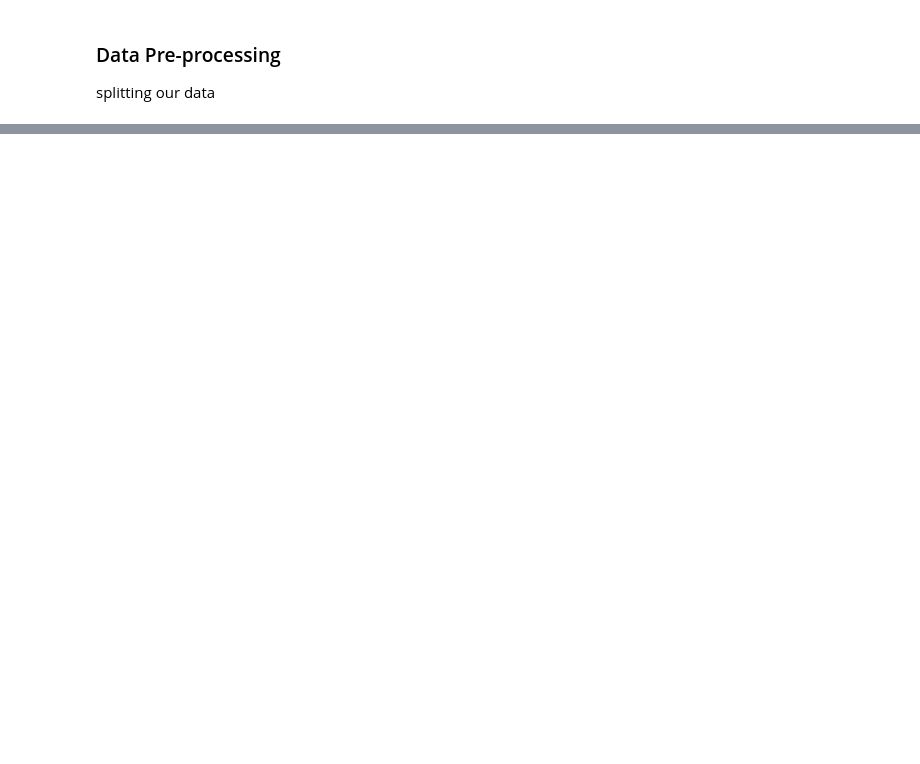
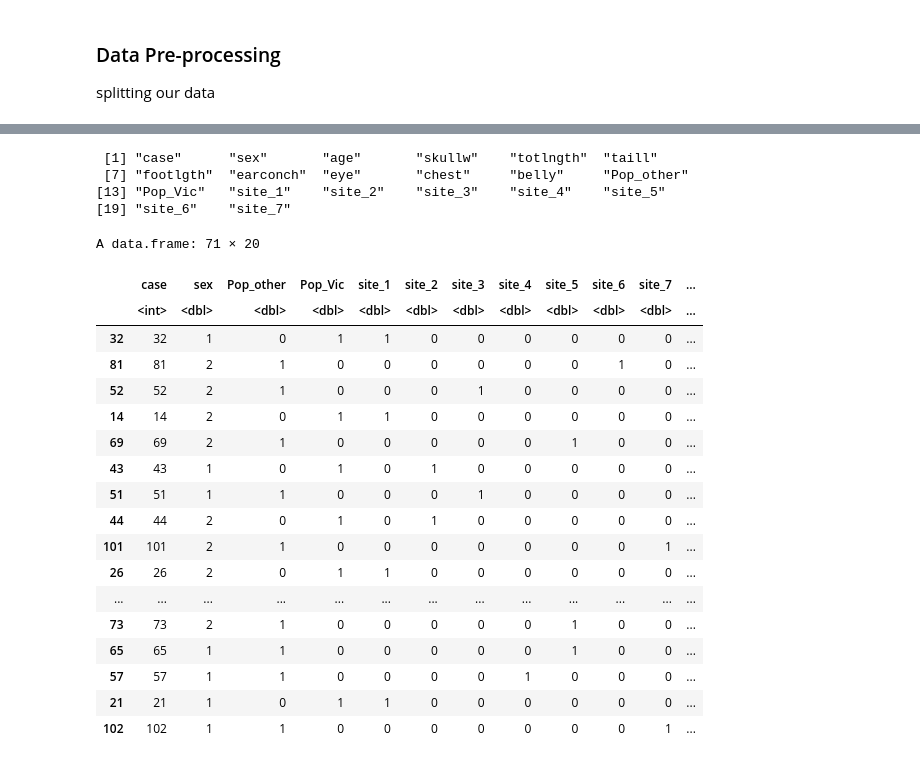
Before and after one commit to chisomruth/SAIL_FELLOWSHIP, a Jupyter notebook: Possum_regression task/Possum_cleaning.ipynb, the cells around one changed output, grey strips where cells are left out. Saved outputs shown, nothing was run; the diff lists cells and outputs as text; code cells hidden in the pictures; blank space fills up the shorter version.

```diff
--- a/Possum_regression task/Possum_cleaning.ipynb
+++ b/Possum_regression task/Possum_cleaning.ipynb
@@ -663,0 +1082,21 @@ test_data = pos[test_index, ]
+# %%
+set.seed(123)
+
+# Splitting proportion (e.g., 80% training, 20% testing)
+split_prop = 0.7
+
+# Sample size for training set
+train_size = round(nrow(pos) * split_prop)
+
+# Randomly sample rows for training data
+train_indices = sample(1:nrow(pos), size = train_size)
+train_data = pos[train_indices, ]
+
+# Testing data (remaining rows)
+test_data = pos[-train_indices, ]
+
+# Print training and testing data frames (optional)
+print("Training data:")
+print(train_data)
+print("Testing data:")
+print(test_data)
@@ -663,0 +1121,6 @@ test_data = pos[test_index, ]
+# %%
+x_train_data = select(train_data, -hdlngth)
+y_train_data = select(train_data, hdlngth)
+
+x_test_data = select(test_data, -hdlngth)
+y_test_data = select(test_data, hdlngth)
@@ -663,0 +1147,40 @@ test_data = pos[test_index, ]
+# %%
+names(x_train_data)
+# %% [output]
+ [1] "case"      "sex"       "age"       "skullw"    "totlngth"  "taill"
+ [7] "footlgth"  "earconch"  "eye"       "chest"     "belly"     "Pop_other"
+[13] "Pop_Vic"   "site_1"    "site_2"    "site_3"    "site_4"    "site_5"
+[19] "site_6"    "site_7"
+# %%
+numerical_columns = c("age", "skullw", "totlngth", "taill", "footlgth", "earconch", "eye", "chest", "belly")
+
+# Select only numerical columns for scaling
+x_train_numeric = x_train_data[, numerical_columns]
+
+# Scale numerical data (biased variance)
+x_train_numeric_scaled = scale(x_train_numeric)
+
+# Combine scaled numerical data with original one-hot encoded features
+x_train_scaled = cbind(x_train_data[, !(names(x_train_data) %in% numerical_columns)], x_train_numeric_scaled)
+# %%
+x_train_scaled
+# %% [output]
+A data.frame: 71 × 20
+|  | case | sex | Pop_other | Pop_Vic | site_1 | site_2 | site_3 | site_4 | site_5 | site_6 | site_7 | ... |
+|  | <int> | <dbl> | <dbl> | <dbl> | <dbl> | <dbl> | <dbl> | <dbl> | <dbl> | <dbl> | <dbl> | ... |
+| 32 | 32 | 1 | 0 | 1 | 1 | 0 | 0 | 0 | 0 | 0 | 0 | ... |
+| 81 | 81 | 2 | 1 | 0 | 0 | 0 | 0 | 0 | 0 | 1 | 0 | ... |
+| 52 | 52 | 2 | 1 | 0 | 0 | 0 | 1 | 0 | 0 | 0 | 0 | ... |
+| 14 | 14 | 2 | 0 | 1 | 1 | 0 | 0 | 0 | 0 | 0 | 0 | ... |
+| 69 | 69 | 2 | 1 | 0 | 0 | 0 | 0 | 0 | 1 | 0 | 0 | ... |
+| 43 | 43 | 1 | 0 | 1 | 0 | 1 | 0 | 0 | 0 | 0 | 0 | ... |
+| 51 | 51 | 1 | 1 | 0 | 0 | 0 | 1 | 0 | 0 | 0 | 0 | ... |
+| 44 | 44 | 2 | 0 | 1 | 0 | 1 | 0 | 0 | 0 | 0 | 0 | ... |
+| 101 | 101 | 2 | 1 | 0 | 0 | 0 | 0 | 0 | 0 | 0 | 1 | ... |
+| 26 | 26 | 2 | 0 | 1 | 1 | 0 | 0 | 0 | 0 | 0 | 0 | ... |
+| ... | ... | ... | ... | ... | ... | ... | ... | ... | ... | ... | ... | ... |
+| 73 | 73 | 2 | 1 | 0 | 0 | 0 | 0 | 0 | 1 | 0 | 0 | ... |
+| 65 | 65 | 1 | 1 | 0 | 0 | 0 | 0 | 0 | 1 | 0 | 0 | ... |
+| 57 | 57 | 1 | 1 | 0 | 0 | 0 | 0 | 1 | 0 | 0 | 0 | ... |
+| 21 | 21 | 1 | 0 | 1 | 1 | 0 | 0 | 0 | 0 | 0 | 0 | ... |
+| 102 | 102 | 1 | 1 | 0 | 0 | 0 | 0 | 0 | 0 | 0 | 1 | ... |
```
Also changed, not shown: parts of 70 cells of this notebook.
